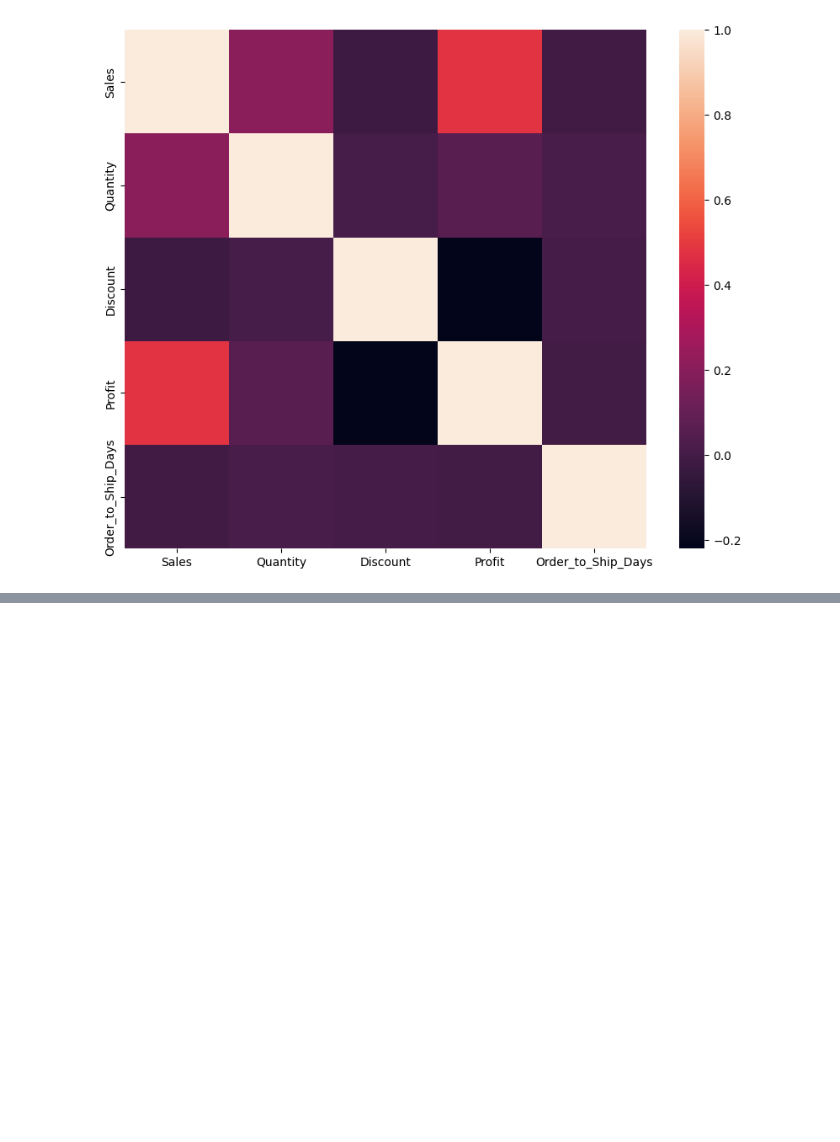
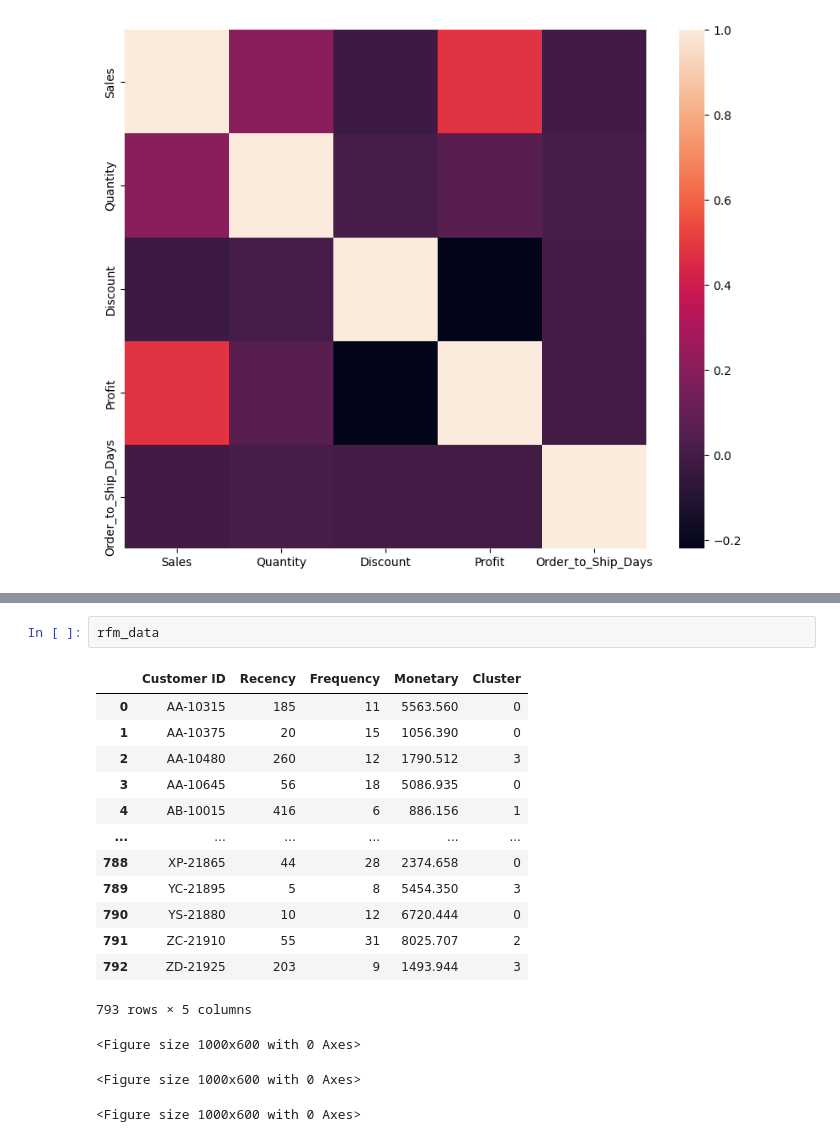
Before and after one commit to Ahmed-ahmee/Superstore_Sales_Analysis, a Jupyter notebook: Super_store_sales.ipynb, the cells around one changed output, grey strips where cells are left out. Cells and saved outputs as stored; diff of their text form; blank space fills up the shorter version.

```diff
--- a/Super_store_sales.ipynb
+++ b/Super_store_sales.ipynb
@@ -222,0 +299,19 @@ plt.show()
+# %%
+rfm_data
+# %% [output]
+|  | Customer ID | Recency | Frequency | Monetary | Cluster |
+| 0 | AA-10315 | 185 | 11 | 5563.560 | 0 |
+| 1 | AA-10375 | 20 | 15 | 1056.390 | 0 |
+| 2 | AA-10480 | 260 | 12 | 1790.512 | 3 |
+| 3 | AA-10645 | 56 | 18 | 5086.935 | 0 |
+| 4 | AB-10015 | 416 | 6 | 886.156 | 1 |
+| ... | ... | ... | ... | ... | ... |
+| 788 | XP-21865 | 44 | 28 | 2374.658 | 0 |
+| 789 | YC-21895 | 5 | 8 | 5454.350 | 3 |
+| 790 | YS-21880 | 10 | 12 | 6720.444 | 0 |
+| 791 | ZC-21910 | 55 | 31 | 8025.707 | 2 |
+| 792 | ZD-21925 | 203 | 9 | 1493.944 | 3 |
+793 rows × 5 columns
+<Figure size 1000x600 with 0 Axes>
+<Figure size 1000x600 with 0 Axes>
+<Figure size 1000x600 with 0 Axes>
```
Also changed, not shown: parts of 14 cells of this notebook.
